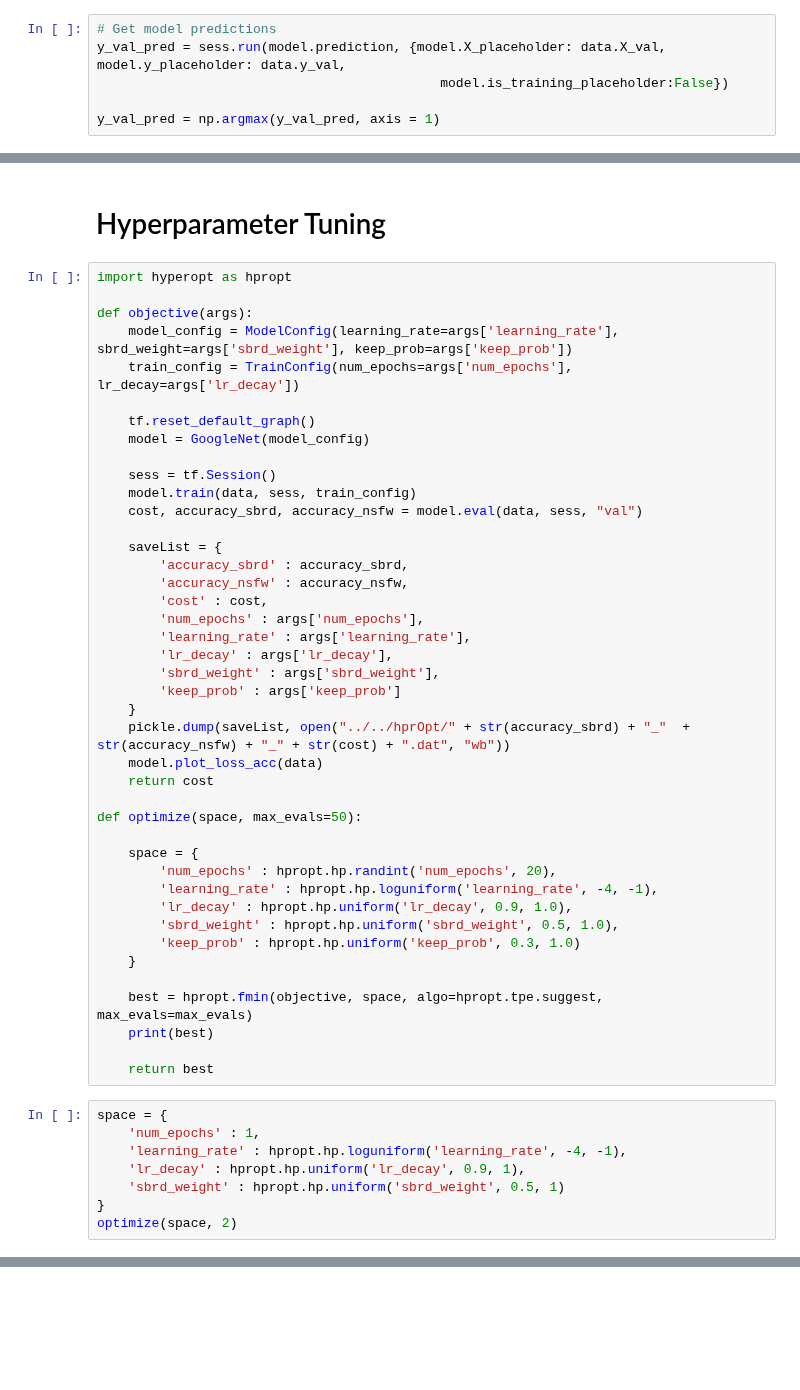
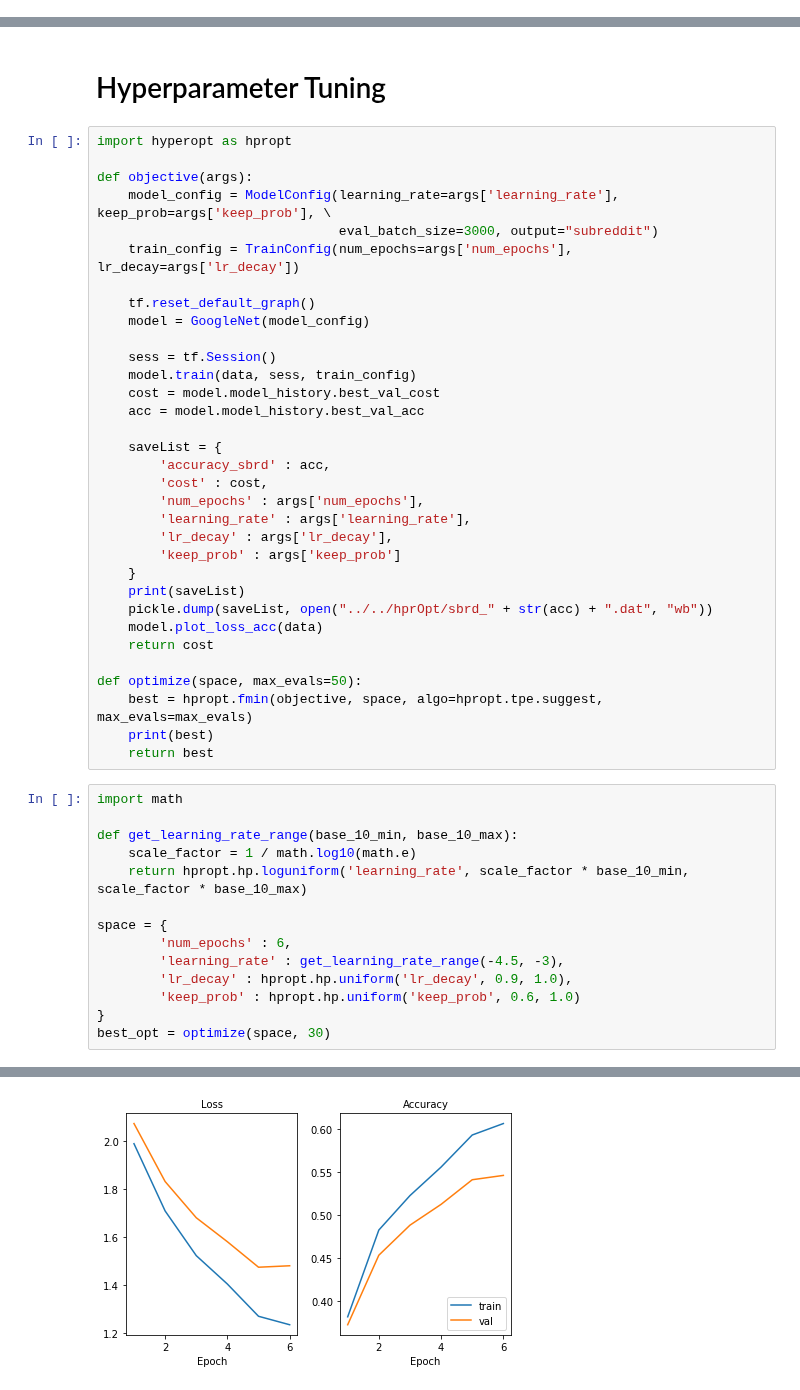
Before and after one commit to mohitrgiit/CS-231N-Final-Project, a Jupyter notebook: src/models/GoogleNet_subreddit_classification.ipynb, the cells around one changed output, grey strips where cells are left out. Drawn from its saved outputs; the diff is of its cells as text; blank space fills up the shorter version.

```diff
--- a/src/models/GoogleNet_subreddit_classification.ipynb
+++ b/src/models/GoogleNet_subreddit_classification.ipynb
@@ -101,6 +99,0 @@ model.plot_loss_acc(data)
-# %%
-# Get model predictions
-y_val_pred = sess.run(model.prediction, {model.X_placeholder: data.X_val, model.y_placeholder: data.y_val,
-                                            model.is_training_placeholder:False})
-
-y_val_pred = np.argmax(y_val_pred, axis = 1)
@@ -120,7 +103,8 @@ Normalized confusion matrix
 import hyperopt as hpropt
 
 def objective(args):
-    model_config = ModelConfig(learning_rate=args['learning_rate'], sbrd_weight=args['sbrd_weight'], keep_prob=args['keep_prob'])
+    model_config = ModelConfig(learning_rate=args['learning_rate'], keep_prob=args['keep_prob'], \
+                               eval_batch_size=3000, output="subreddit")
     train_config = TrainConfig(num_epochs=args['num_epochs'], lr_decay=args['lr_decay'])
 
     tf.reset_default_graph()
@@ -128,43 +112,39 @@ def objective(args):
 
     sess = tf.Session()
     model.train(data, sess, train_config)
-    cost, accuracy_sbrd, accuracy_nsfw = model.eval(data, sess, "val")
+    cost = model.model_history.best_val_cost
+    acc = model.model_history.best_val_acc
 
     saveList = {
-        'accuracy_sbrd' : accuracy_sbrd,
-        'accuracy_nsfw' : accuracy_nsfw,
+        'accuracy_sbrd' : acc,
         'cost' : cost,
         'num_epochs' : args['num_epochs'],
         'learning_rate' : args['learning_rate'],
         'lr_decay' : args['lr_decay'],
-        'sbrd_weight' : args['sbrd_weight'],
         'keep_prob' : args['keep_prob']
     }
-    pickle.dump(saveList, open("../../hprOpt/" + str(accuracy_sbrd) + "_"  + str(accuracy_nsfw) + "_" + str(cost) + ".dat", "wb"))
+    print(saveList)
+    pickle.dump(saveList, open("../../hprOpt/sbrd_" + str(acc) + ".dat", "wb"))
     model.plot_loss_acc(data)
     return cost
 
 def optimize(space, max_evals=50):
-
-    space = {
-        'num_epochs' : hpropt.hp.randint('num_epochs', 20),
-        'learning_rate' : hpropt.hp.loguniform('learning_rate', -4, -1),
-        'lr_decay' : hpropt.hp.uniform('lr_decay', 0.9, 1.0),
-        'sbrd_weight' : hpropt.hp.uniform('sbrd_weight', 0.5, 1.0),
-        'keep_prob' : hpropt.hp.uniform('keep_prob', 0.3, 1.0)
-    }
-
     best = hpropt.fmin(objective, space, algo=hpropt.tpe.suggest, max_evals=max_evals)
     print(best)
-
     return best
 # %%
+import math
+
+def get_learning_rate_range(base_10_min, base_10_max):
+    scale_factor = 1 / math.log10(math.e)
+    return hpropt.hp.loguniform('learning_rate', scale_factor * base_10_min, scale_factor * base_10_max)
+
 space = {
-    'num_epochs' : 1,
-    'learning_rate' : hpropt.hp.loguniform('learning_rate', -4, -1),
-    'lr_decay' : hpropt.hp.uniform('lr_decay', 0.9, 1),
-    'sbrd_weight' : hpropt.hp.uniform('sbrd_weight', 0.5, 1)
+        'num_epochs' : 6,
+        'learning_rate' : get_learning_rate_range(-4.5, -3),
+        'lr_decay' : hpropt.hp.uniform('lr_decay', 0.9, 1.0),
+        'keep_prob' : hpropt.hp.uniform('keep_prob', 0.6, 1.0)
 }
-optimize(space, 2)
+best_opt = optimize(space, 30)
 # %% [output]
 ---------------------------------------------------------
@@ -187 +167,2 @@ Epoch 7 training finished in 117.865509 seconds
 KeyboardInterrupt:
+[figure, added]
```
Also changed, not shown: parts of 12 cells of this notebook.
